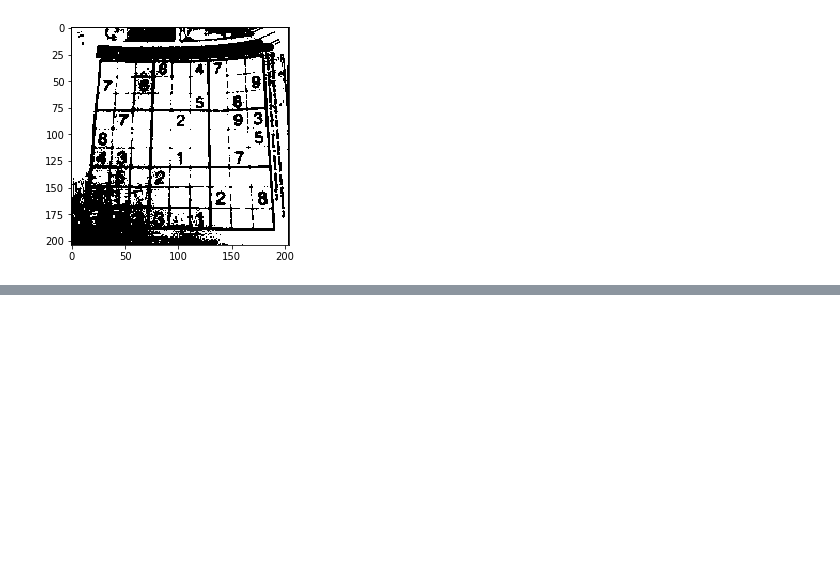
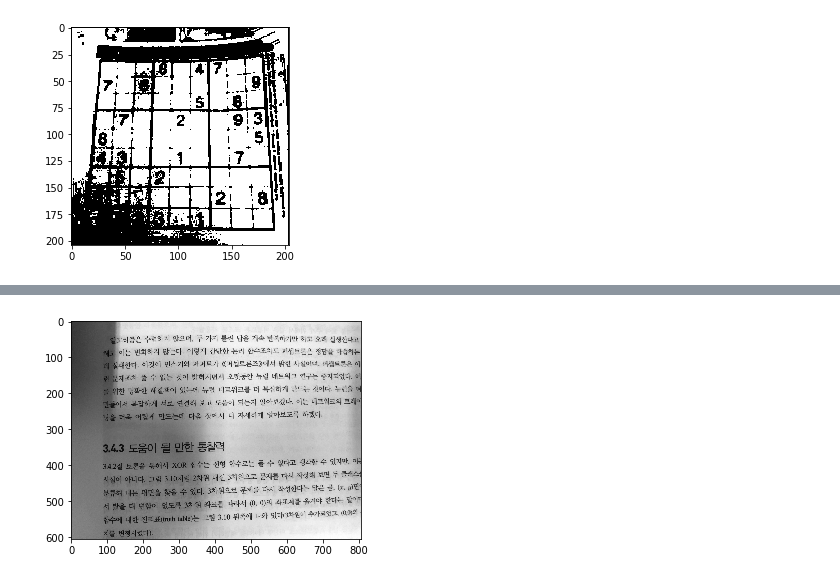
Before and after one commit to DaeHwanGi/MSP-lab, a Jupyter notebook: Least Square.ipynb, the cells around one changed output, grey strips where cells are left out. Drawn from its saved outputs; the diff is of its cells as text; code cells hidden in the pictures; blank space fills up the shorter version.

```diff
--- a/Least Square.ipynb
+++ b/Least Square.ipynb
@@ -98,0 +88,5 @@ plt.imshow(LS_img, 'gray')
+# %%
+img = cv2.resize(img, None, fx=0.2, fy=0.2, interpolation=cv2.INTER_AREA)
+imgplot = plt.imshow(img, 'gray')
+# %% [output]
+[figure, added]
```
Also changed, not shown: parts of 11 cells of this notebook.
